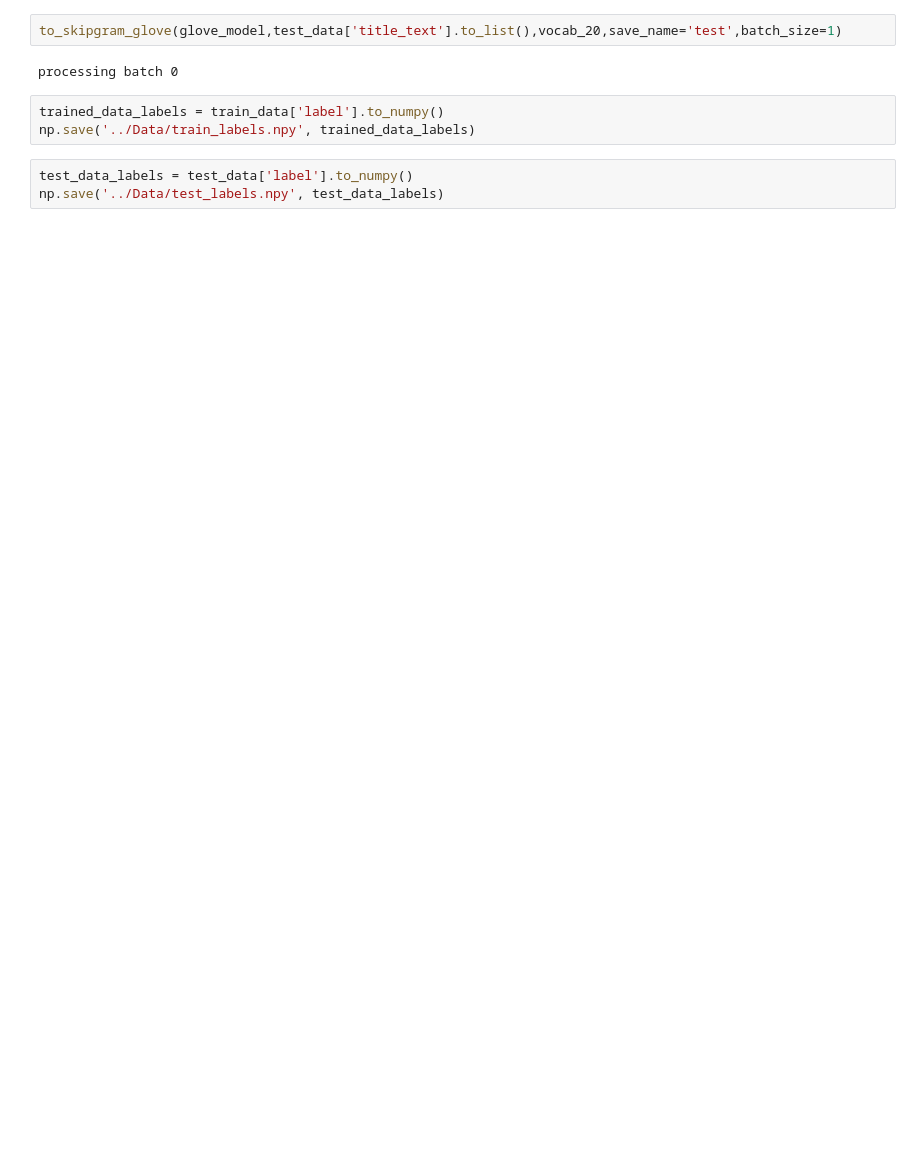
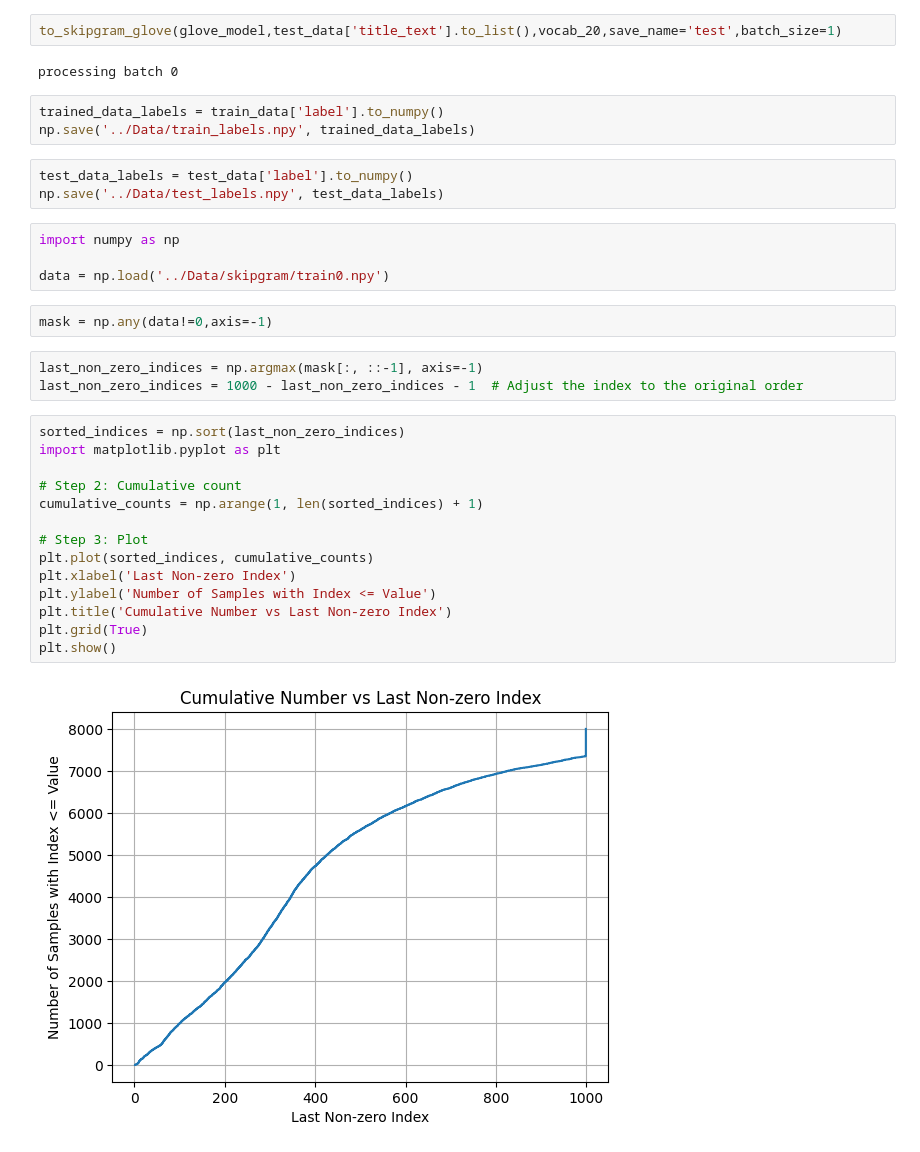
Before and after one commit to KunjBhesaniya10/CS240-Project, a Jupyter notebook: Project_Files/preprocess.ipynb, the cells around one changed output. Drawn from its saved outputs; the diff is of its cells as text; blank space fills up the shorter version.

```diff
--- a/Project_Files/preprocess.ipynb
+++ b/Project_Files/preprocess.ipynb
@@ -343,3 +396,28 @@ np.save('../Data/train_labels.npy', trained_data_labels)
 # %%
 test_data_labels = test_data['label'].to_numpy()
 np.save('../Data/test_labels.npy', test_data_labels)
+# %%
+import numpy as np
+
+data = np.load('../Data/skipgram/train0.npy')
+# %%
+mask = np.any(data!=0,axis=-1)
+# %%
+last_non_zero_indices = np.argmax(mask[:, ::-1], axis=-1)
+last_non_zero_indices = 1000 - last_non_zero_indices - 1  # Adjust the index to the original order
+# %%
+sorted_indices = np.sort(last_non_zero_indices)
+import matplotlib.pyplot as plt
+
+# Step 2: Cumulative count
+cumulative_counts = np.arange(1, len(sorted_indices) + 1)
+
+# Step 3: Plot
+plt.plot(sorted_indices, cumulative_counts)
+plt.xlabel('Last Non-zero Index')
+plt.ylabel('Number of Samples with Index <= Value')
+plt.title('Cumulative Number vs Last Non-zero Index')
+plt.grid(True)
+plt.show()
+# %% [output]
+[figure, added]
```
Also changed, not shown: parts of 14 cells of this notebook, 8 other files.
